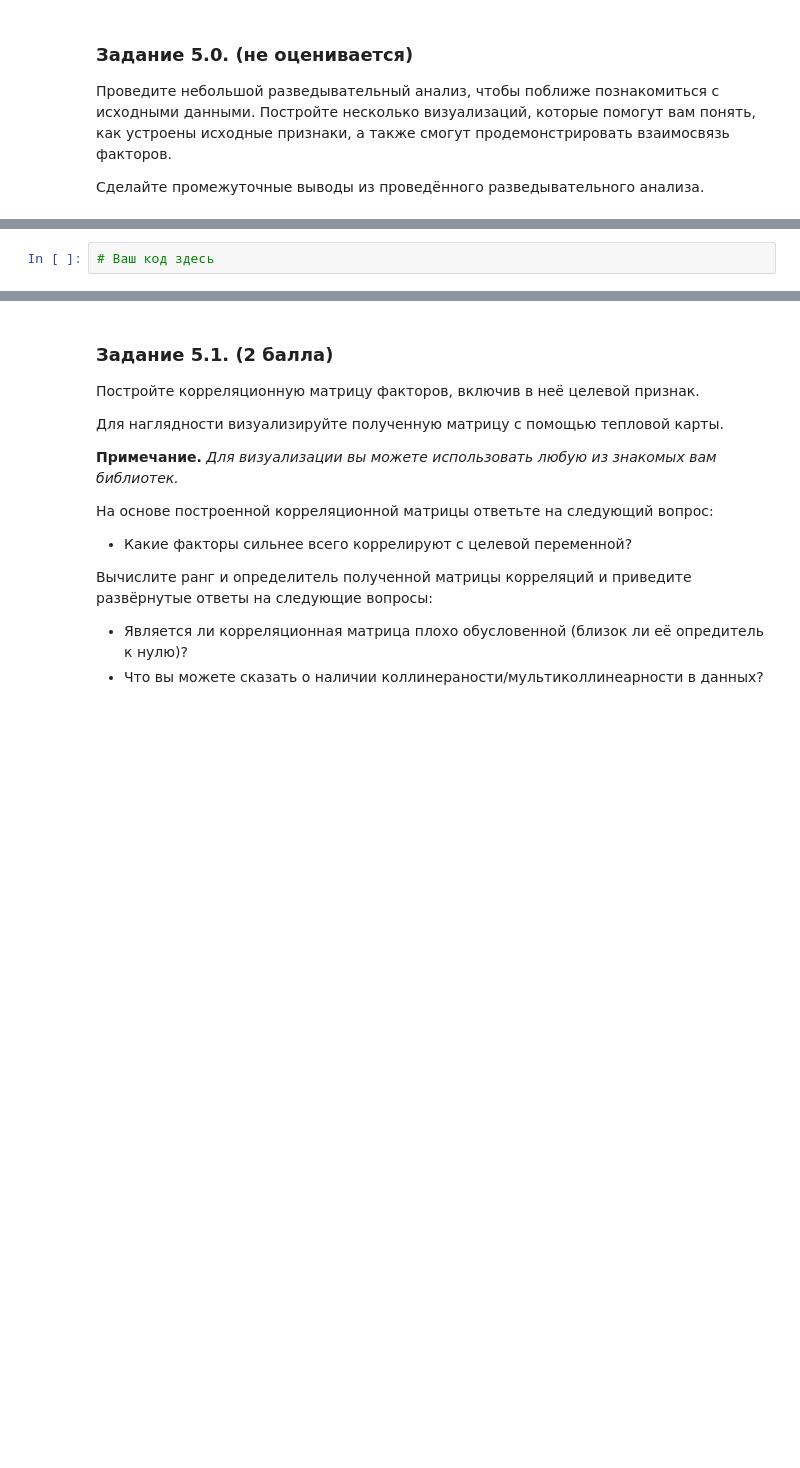
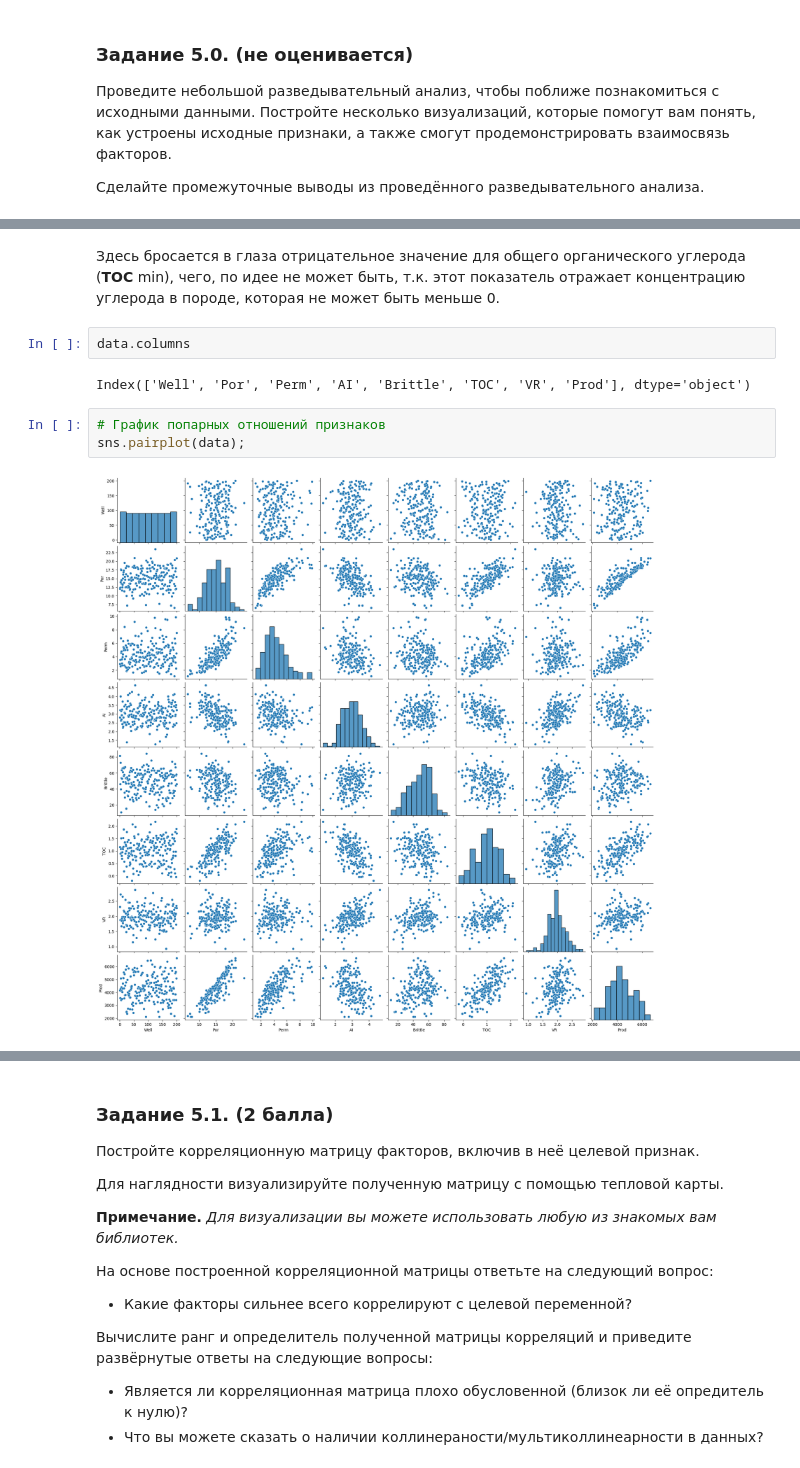
Before and after one commit to Blooodniy/SF_DS, a Jupyter notebook: MATH&ML/MATH&ML-2. Линейная алгебра в контексте линейных методов. Часть II/MATH_ML-2._Практика.ipynb, the cells around one changed output, grey strips where cells are left out. Saved outputs shown, nothing was run; the diff lists cells and outputs as text; blank space fills up the shorter version.

```diff
--- a/MATH&ML/MATH&ML-2. Линейная алгебра в контексте линейных методов. Часть II/MATH_ML-2._Практика.ipynb
+++ b/MATH&ML/MATH&ML-2. Линейная алгебра в контексте линейных методов. Часть II/MATH_ML-2._Практика.ipynb
@@ -62,2 +92,11 @@ data.head()
+# %% [markdown]
+Здесь бросается в глаза отрицательное значение для общего органического углерода (**TOC** min), чего, по идее не может быть, т.к. этот показатель отражает концентрацию углерода в породе, которая не может быть меньше 0.
+# %%
+data.columns
+# %% [output]
+Index(['Well', 'Por', 'Perm', 'AI', 'Brittle', 'TOC', 'VR', 'Prod'], dtype='object')
 # %%
-# Ваш код здесь
+# График попарных отношений признаков
+sns.pairplot(data);
+# %% [output]
+[figure, added]
```
Also changed, not shown: parts of 10 cells of this notebook, 1 other file.
